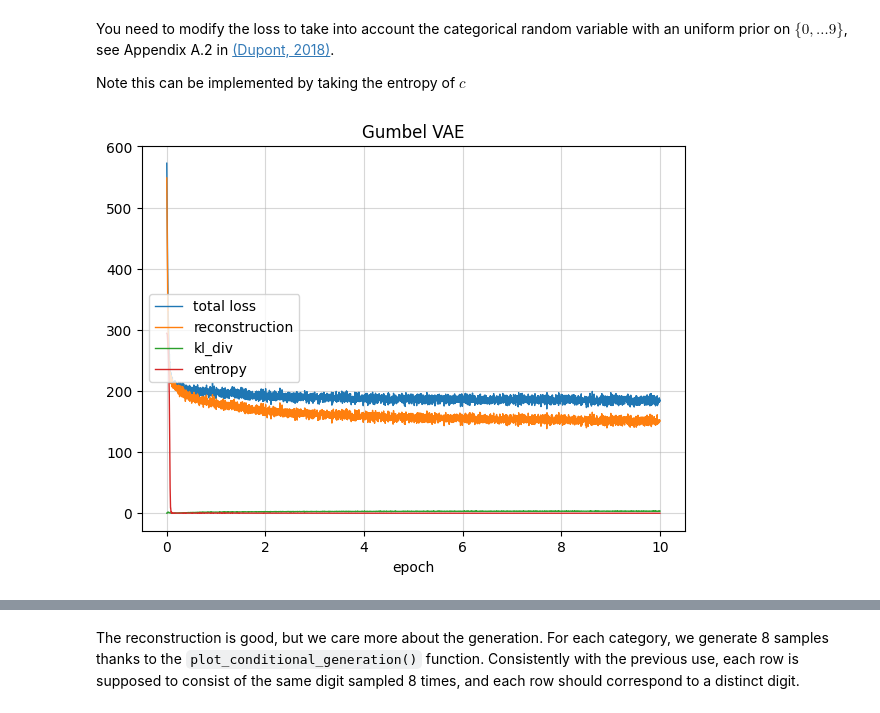
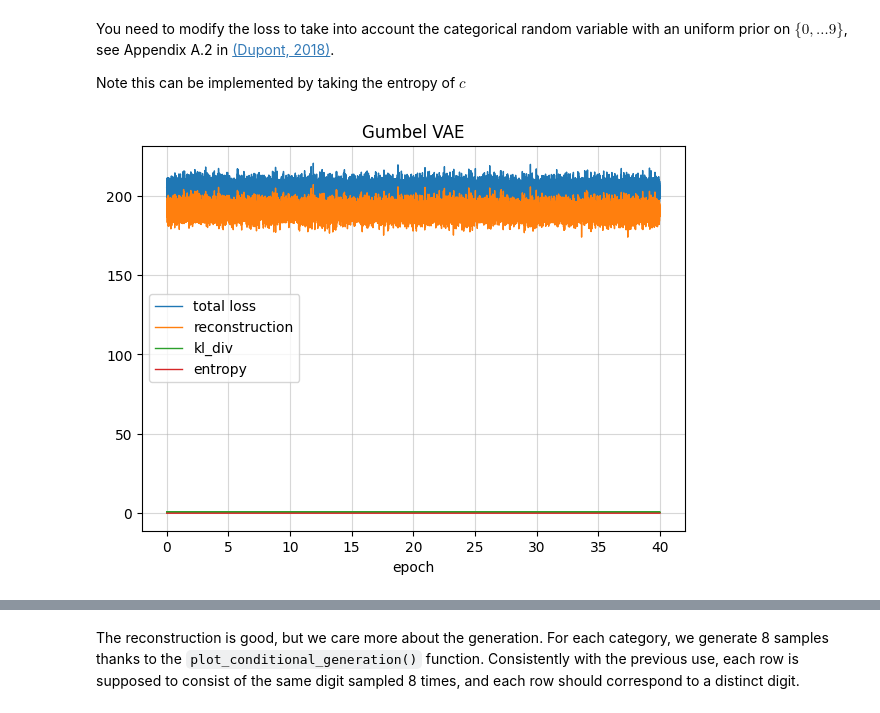
Before and after one commit to PaulToudret/ensae_dl_pw2, a Jupyter notebook: notebook.ipynb, the cells around one changed output, grey strips where cells are left out. Drawn from its saved outputs; the diff is of its cells as text; code cells hidden in the pictures.

```diff
--- a/notebook.ipynb
+++ b/notebook.ipynb
@@ -538,7 +581,7 @@ You need to modify the loss to take into account the categorical random variable
 
 Note this can be implemented by taking the entropy of $c$
 # %%
-def train_G(model, data_loader=data_loader,num_epochs=num_epochs, beta = 10., verbose=True):
+def train_G(model, data_loader=data_loader,num_epochs=10, beta = 10., verbose=True):
     model.train(True)
     data_dict = {"epoch": [], "total loss": [], "reconstruction": [], "kl_div": [], "entropy": []}
     title = "Gumbel VAE"
@@ -591,13 +634,19 @@ def train_G(model, data_loader=data_loader,num_epochs=num_epochs, beta = 10., ve
 
     live_plot(data_dict, x_key="epoch", title=title)
 # %%
+# Hyper-parameters
+h_dim = 400
+z_dim = 20
+learning_rate = 1e-3
+
+
 model_G = VAE_Gumbel(h_dim=h_dim, z_dim=z_dim, tau=1.0).to(device)
 model_G.hard = True
 optimizer = torch.optim.Adam(model_G.parameters(), lr=learning_rate)
 # %%
-train_G(model_G, num_epochs=10, beta=10., verbose=True)
+train_G(model_G, num_epochs=40, beta=20., verbose=False)
 # %% [output]
-[figure, old version]
+[figure, new version]
 # %%
 plot_reconstruction(model_G)
 # %% [output]
```
Also changed, not shown: parts of 32 cells of this notebook.
